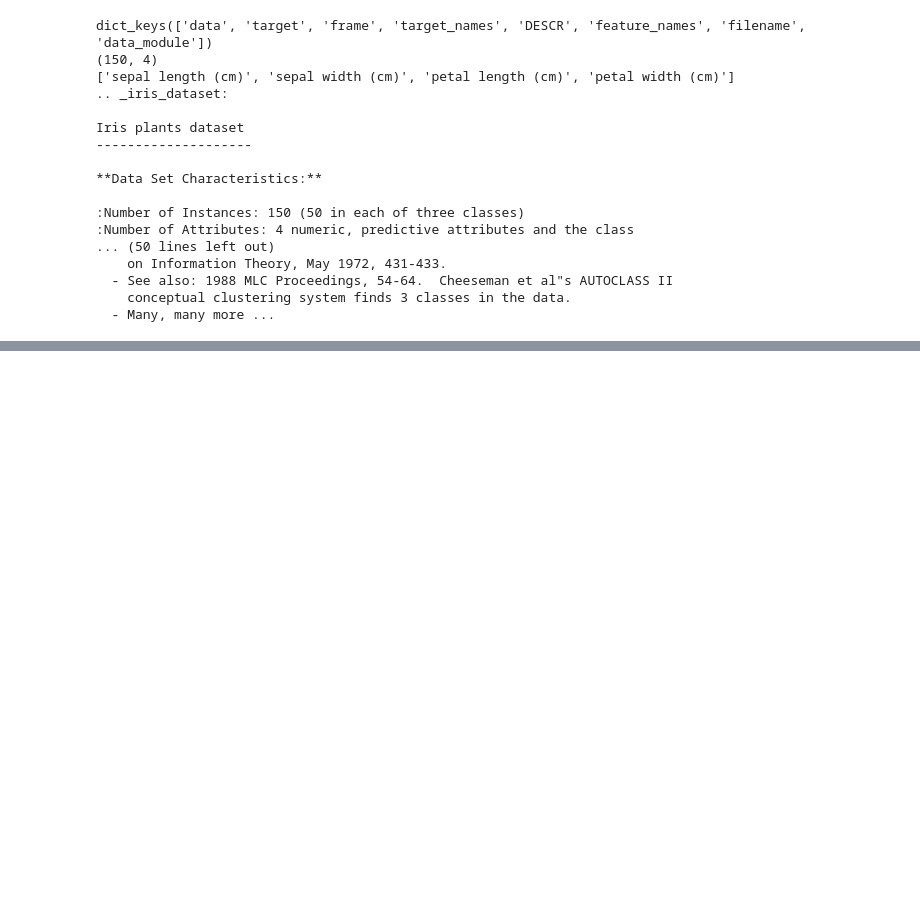
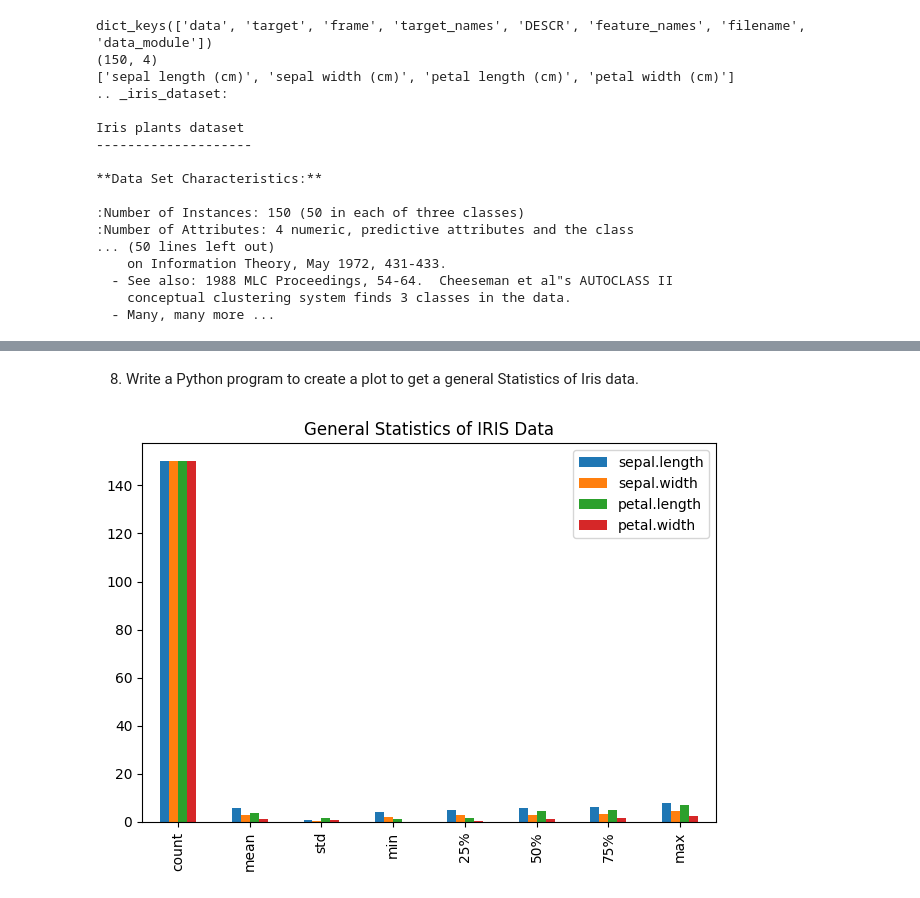
Before and after one commit to vedith12/ML-tasks, a Jupyter notebook: ML_basics.ipynb, the cells around one changed output, grey strips where cells are left out. Saved outputs shown, nothing was run; the diff lists cells and outputs as text; code cells hidden in the pictures; blank space fills up the shorter version.

```diff
--- a/ML_basics.ipynb
+++ b/ML_basics.ipynb
@@ -152,0 +247,12 @@ iris = datasets.load_iris()
+# %% [markdown]
+8. Write a Python program to create a plot to get a general Statistics of Iris data.
+# %%
+import pandas as pd
+import matplotlib.pyplot as plt
+df = pd.read_csv('iris.csv')
+df.describe().plot(kind='bar')
+plt.title('General Statistics of IRIS Data')
+plt.tight_layout()
+plt.show()
+# %% [output]
+[figure, added]
```
Also changed, not shown: parts of 32 cells of this notebook.
